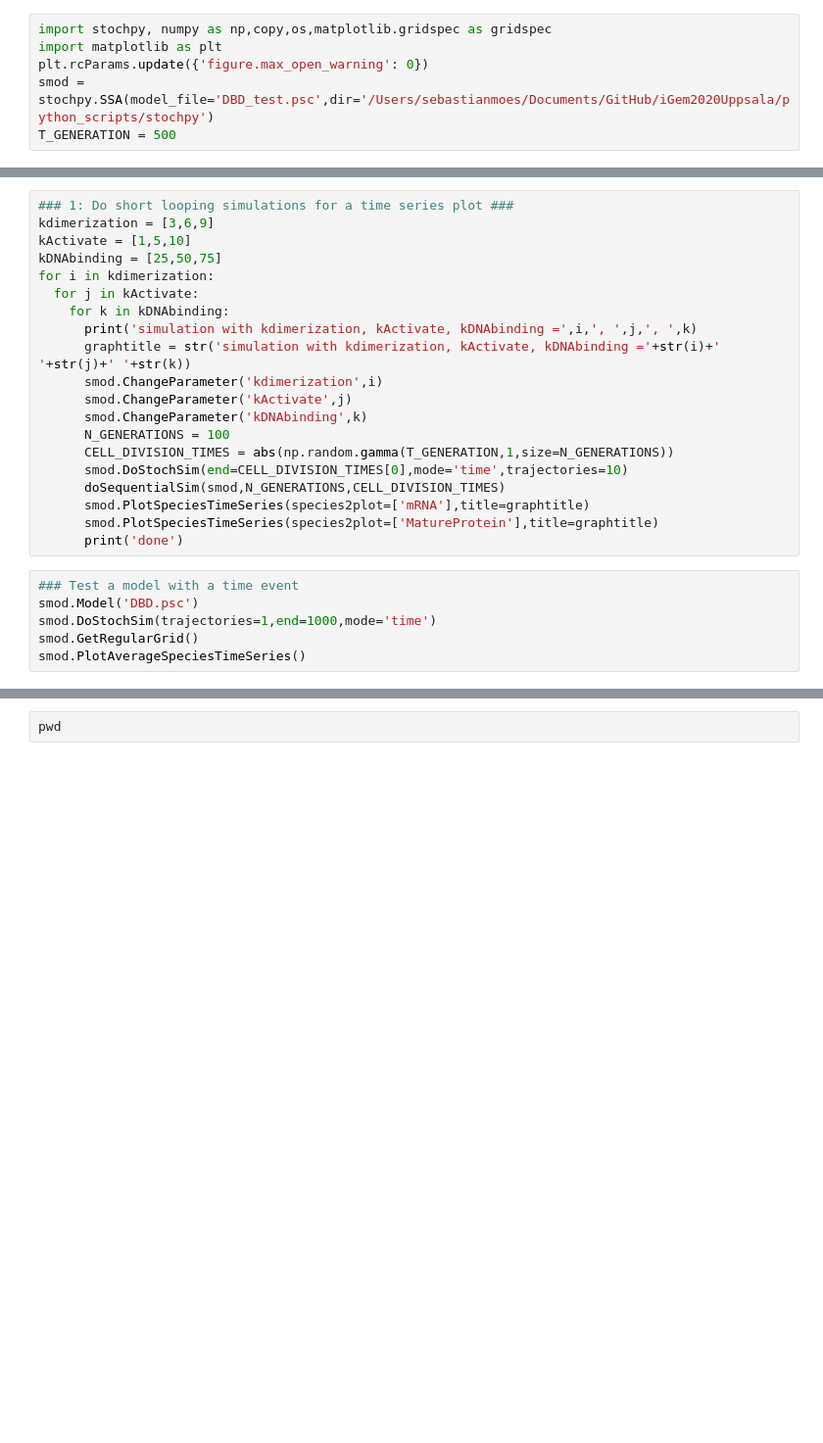
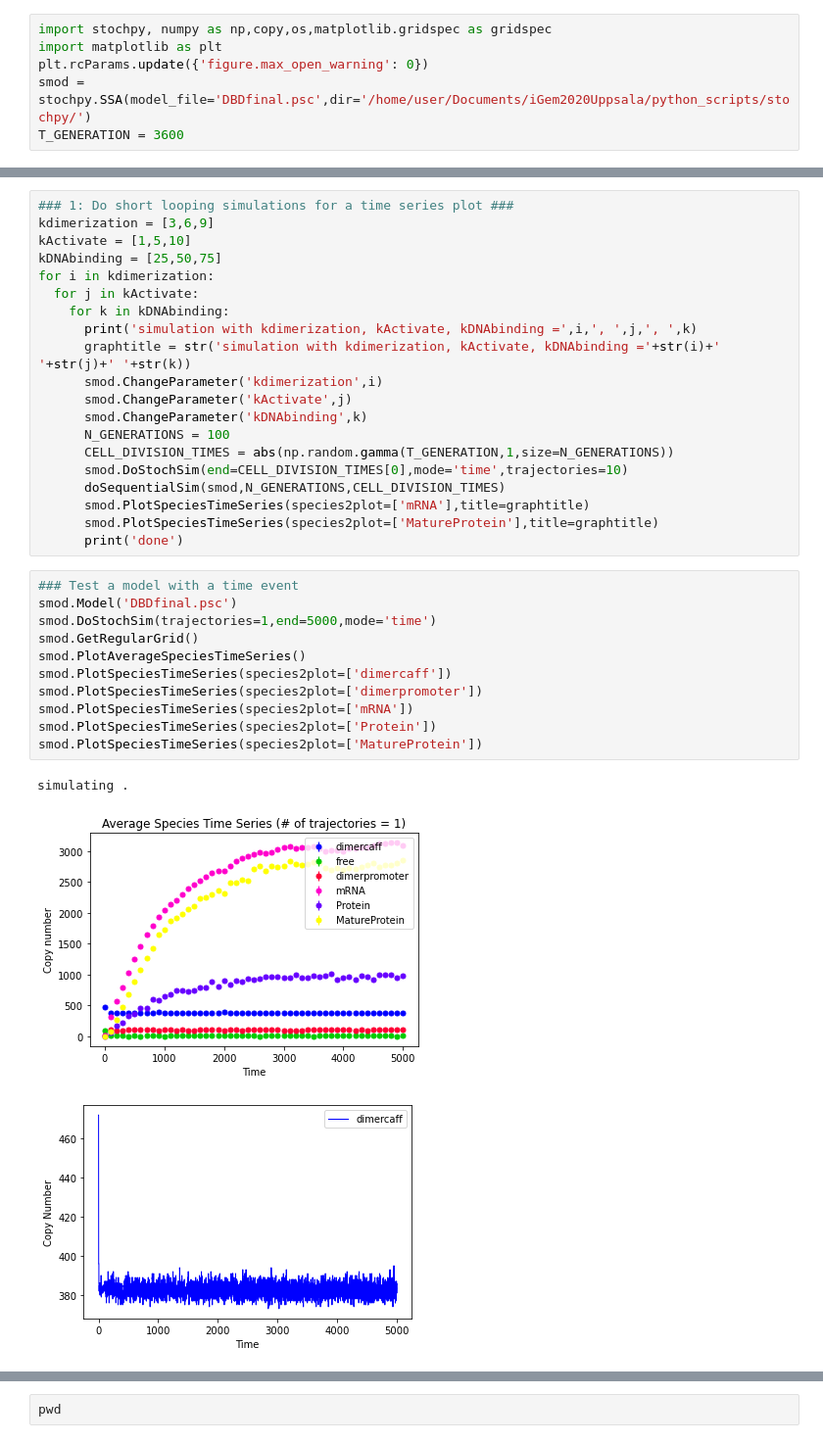
Before and after one commit to igemsoftware2020/iGem2020Uppsala, a Jupyter notebook: python_scripts/stochpy/DBD_stochpy.ipynb, the cells around one changed output, grey strips where cells are left out. Shown at 98% size. Drawn from its saved outputs; the diff is of its cells as text; blank space fills up the shorter version.

Commit message:
model fiex, by xiguo

```diff
--- a/python_scripts/stochpy/DBD_stochpy.ipynb
+++ b/python_scripts/stochpy/DBD_stochpy.ipynb
@@ -63,7 +61,7 @@ def doSequentialSim(smod,n_generations,cell_division_times):
 import stochpy, numpy as np,copy,os,matplotlib.gridspec as gridspec
 import matplotlib as plt
 plt.rcParams.update({'figure.max_open_warning': 0})
-smod = stochpy.SSA(model_file='DBD_test.psc',dir='/Users/sebastianmoes/Documents/GitHub/iGem2020Uppsala/python_scripts/stochpy')
-T_GENERATION = 500
+smod = stochpy.SSA(model_file='DBDfinal.psc',dir='/home/user/Documents/iGem2020Uppsala/python_scripts/stochpy/')
+T_GENERATION = 3600
 # %%
 ### 2: Do long simulation for probability density function of protein copy numbers ###
@@ -99,7 +96,16 @@ for i in kdimerization:
       print('done')
 # %%
 ### Test a model with a time event
-smod.Model('DBD.psc')
-smod.DoStochSim(trajectories=1,end=1000,mode='time')
+smod.Model('DBDfinal.psc')
+smod.DoStochSim(trajectories=1,end=5000,mode='time')
 smod.GetRegularGrid()
 smod.PlotAverageSpeciesTimeSeries()
+smod.PlotSpeciesTimeSeries(species2plot=['dimercaff'])
+smod.PlotSpeciesTimeSeries(species2plot=['dimerpromoter'])
+smod.PlotSpeciesTimeSeries(species2plot=['mRNA'])
+smod.PlotSpeciesTimeSeries(species2plot=['Protein'])
+smod.PlotSpeciesTimeSeries(species2plot=['MatureProtein'])
+# %% [output]
+simulating .
+[figure, added]
+[figure, added]
```
Also changed, not shown: parts of 4 cells of this notebook, 5 other files.
